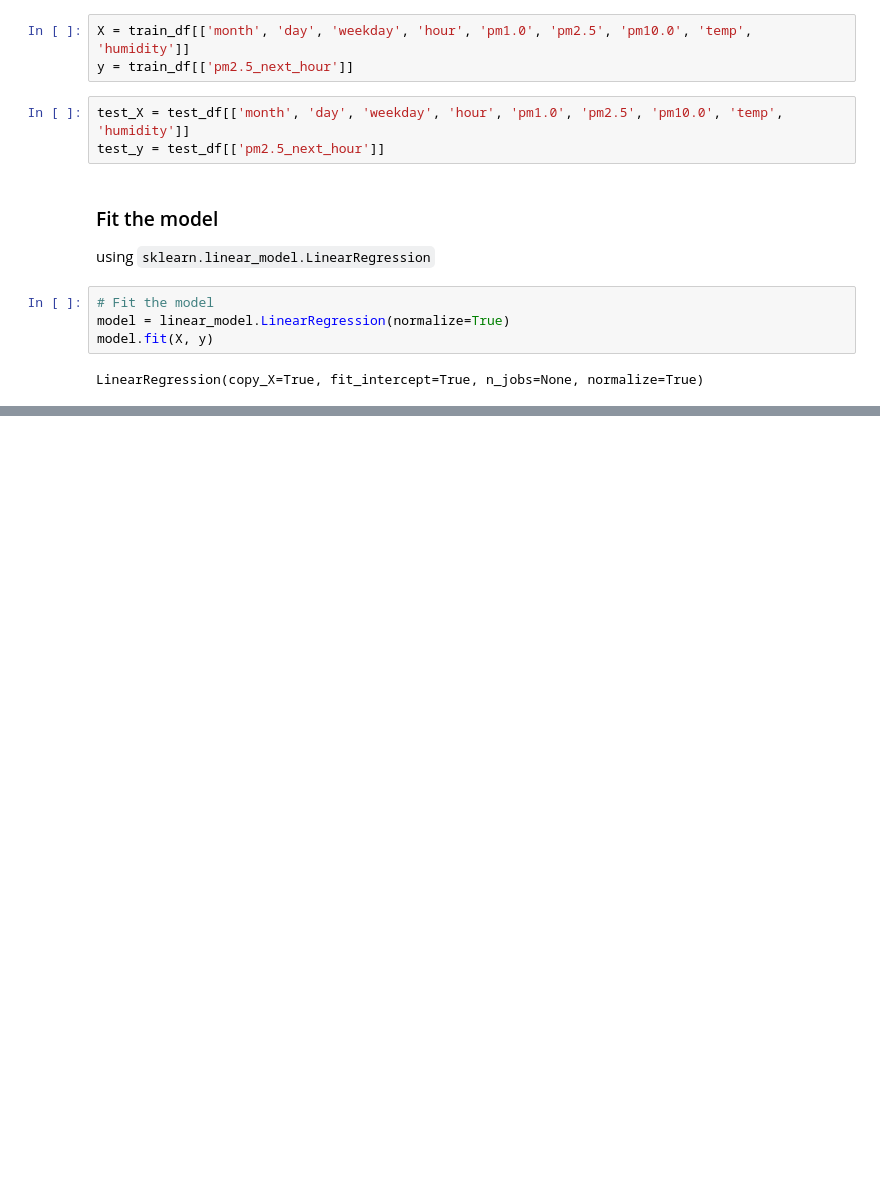
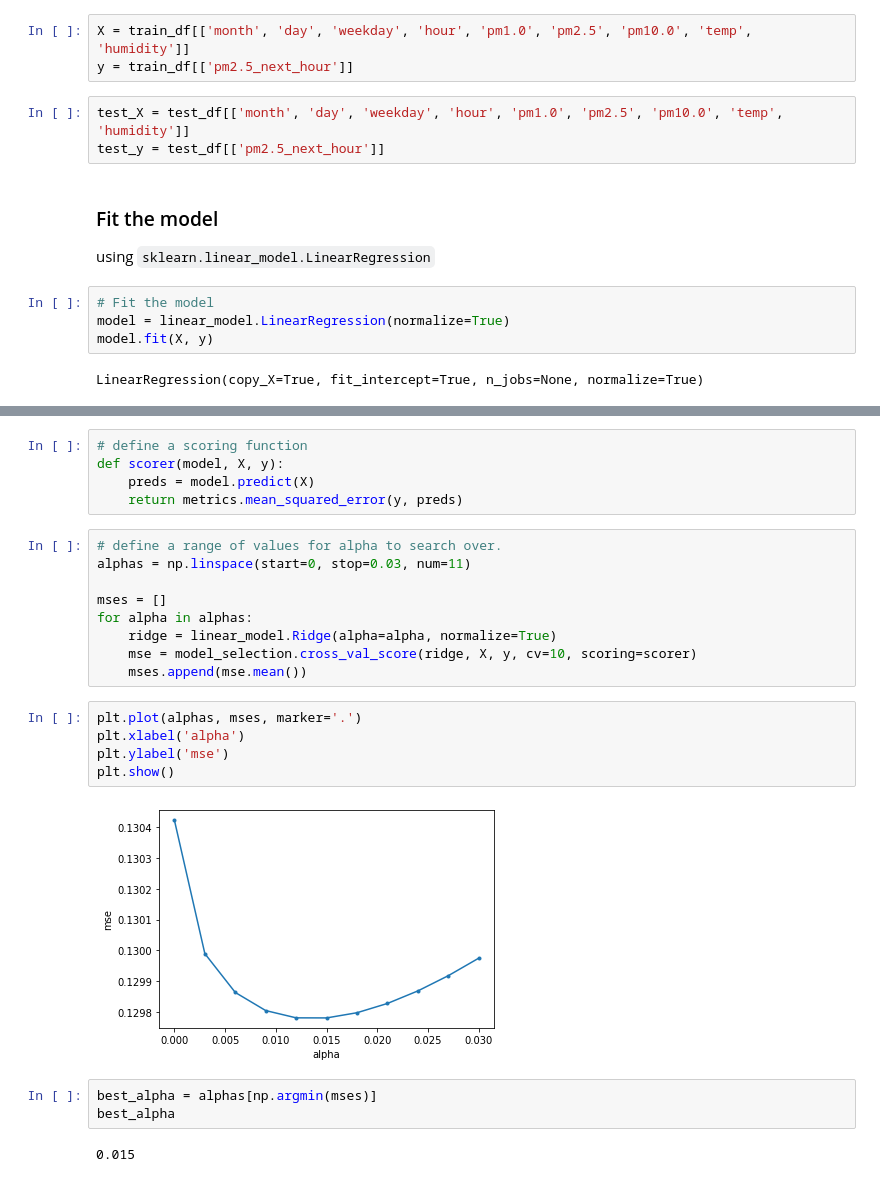
Before and after one commit to kevin110604/pm2.5_training, a Jupyter notebook: pm2.5_training_notebook.ipynb, the cells around one changed output, grey strips where cells are left out. Drawn from its saved outputs; the diff is of its cells as text; blank space fills up the shorter version.

```diff
--- a/pm2.5_training_notebook.ipynb
+++ b/pm2.5_training_notebook.ipynb
@@ -429,0 +342,26 @@ Our test error is worse than our training error. Therefore, our next job is to i
+# %%
+# define a scoring function
+def scorer(model, X, y):
+    preds = model.predict(X)
+    return metrics.mean_squared_error(y, preds)
+# %%
+# define a range of values for alpha to search over.
+alphas = np.linspace(start=0, stop=0.03, num=11)
+
+mses = []
+for alpha in alphas:
+    ridge = linear_model.Ridge(alpha=alpha, normalize=True)
+    mse = model_selection.cross_val_score(ridge, X, y, cv=10, scoring=scorer)
+    mses.append(mse.mean())
+# %%
+plt.plot(alphas, mses, marker='.')
+plt.xlabel('alpha')
+plt.ylabel('mse')
+plt.show()
+# %% [output]
+[figure, added]
+# %%
+best_alpha = alphas[np.argmin(mses)]
+best_alpha
+# %% [output]
+0.015
```
Also changed, not shown: parts of 54 cells of this notebook.
